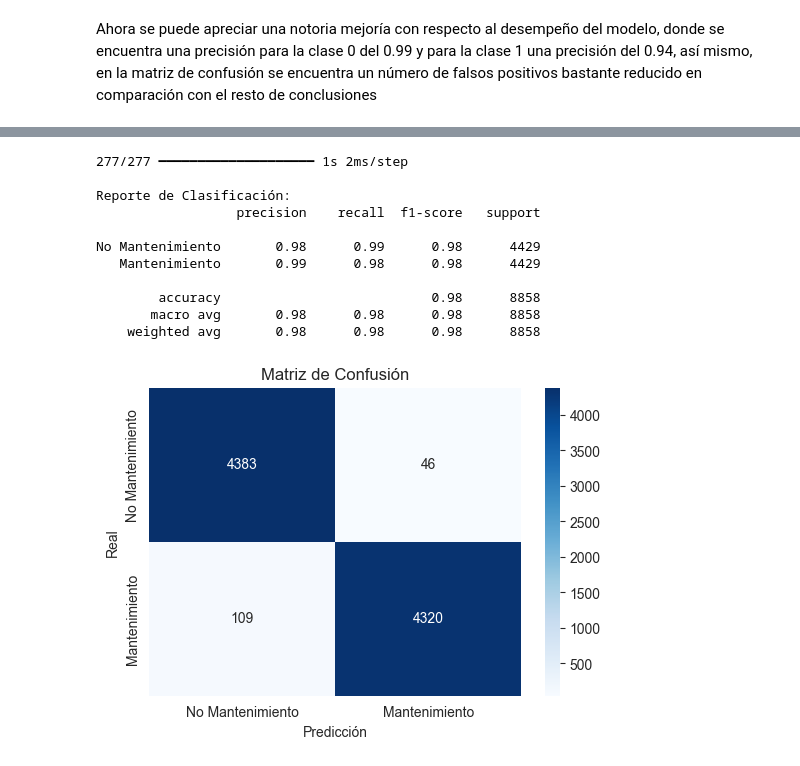
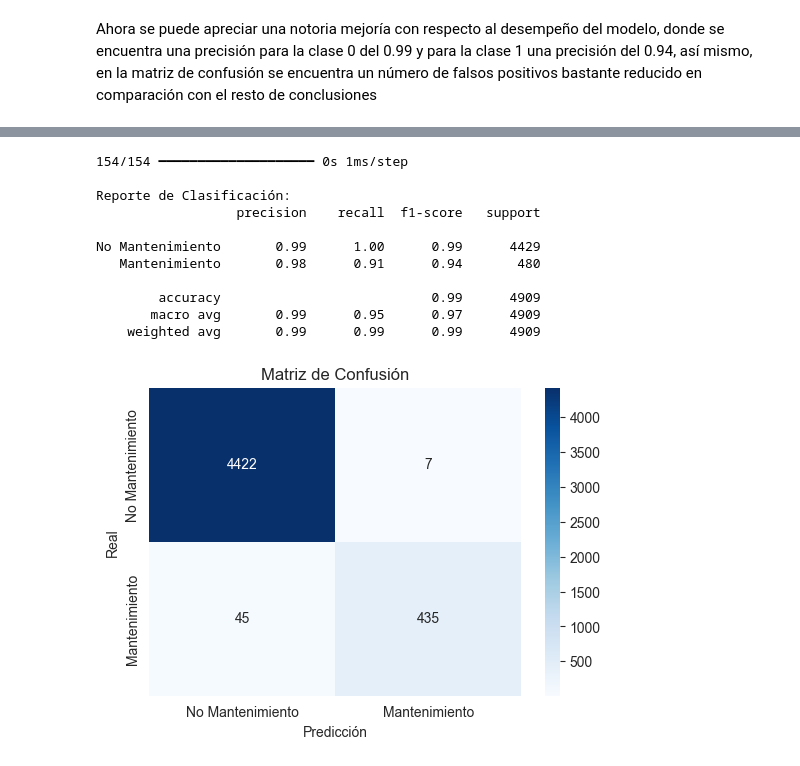
Before and after one commit to SamuehFDEZ/ProgramacionIA, a Jupyter notebook: UD4/PracticaAveriasEnEquiposindustriales/anomaliasEquipos.ipynb, the cells around one changed output, grey strips where cells are left out. Saved outputs shown, nothing was run; the diff lists cells and outputs as text; code cells hidden in the pictures.

```diff
--- a/UD4/PracticaAveriasEnEquiposindustriales/anomaliasEquipos.ipynb
+++ b/UD4/PracticaAveriasEnEquiposindustriales/anomaliasEquipos.ipynb
@@ -386,5 +387,5 @@ X_resampled, y_resampled = smote.fit_resample(X_train_split, y_train_split)  # S
 # %%
-# Ahora usa X_resampled, y_resampled en el entrenamiento
-history = best_model.fit(X_resampled, y_resampled, epochs=50, batch_size=32, validation_data=(X_val, y_val), callbacks=[early_stopping])
+# Ahora usa X_resampled, y_train_split en el entrenamiento
+history = best_model.fit(X_train_split, y_train_split, epochs=50, batch_size=32, validation_data=(X_val, y_val), callbacks=[early_stopping])
 # %% [output]
 Epoch 1/50
@@ -408,3 +411,3 @@ Epoch 9/50
 # %%
-train_validation(best_model, X_resampled, y_resampled)
+train_validation(best_model, X_train_split, y_train_split)
 # %% [output]
@@ -586,7 +589,7 @@ best_params = study.best_params  # Obtener los mejores hiperparámetros encontra
 
 # Crear y entrenar el mejor modelo
 best_model = Sequential([
-    Input(shape=(X_resampled.shape[1],)), # Definir forma de la entrada
+    Input(shape=(X_train_split.shape[1],)), # Definir forma de la entrada
     Dense(units=best_params['units'], activation='relu'),
     Dense(1, activation='sigmoid')  # Asegúrate de que la activación final sea adecuada
 ])
@@ -597,6 +600,6 @@ best_model.compile(
     metrics=['mae']
 )
 
-best_model.fit(X_resampled, y_resampled, epochs=50, validation_split=0.2, verbose=1)
+best_model.fit(X_train_split, y_train_split, epochs=50, validation_split=0.2, verbose=1)
 # %% [output]
 Epoch 1/50
@@ -619,16 +622,16 @@ Epoch 50/50
 <keras.src.callbacks.history.History at 0x...>
 # %%
-train_validation(best_model, X_resampled, y_resampled)
+train_validation(best_model, X_train_split, y_train_split)
 # %% [output]
-277/277 ━━━━━━━━━━━━━━━━━━━━ 1s 2ms/step
+154/154 ━━━━━━━━━━━━━━━━━━━━ 0s 1ms/step
 
 Reporte de Clasificación:
                   precision    recall  f1-score   support
 
-No Mantenimiento       0.98      0.99      0.98      4429
-   Mantenimiento       0.99      0.98      0.98      4429
+No Mantenimiento       0.99      1.00      0.99      4429
+   Mantenimiento       0.98      0.91      0.94       480
 
-        accuracy                           0.98      8858
-       macro avg       0.98      0.98      0.98      8858
-    weighted avg       0.98      0.98      0.98      8858
+        accuracy                           0.99      4909
+       macro avg       0.99      0.95      0.97      4909
+    weighted avg       0.99      0.99      0.99      4909
-[figure, old version]
+[figure, new version]
```
Also changed, not shown: parts of 14 cells of this notebook.
